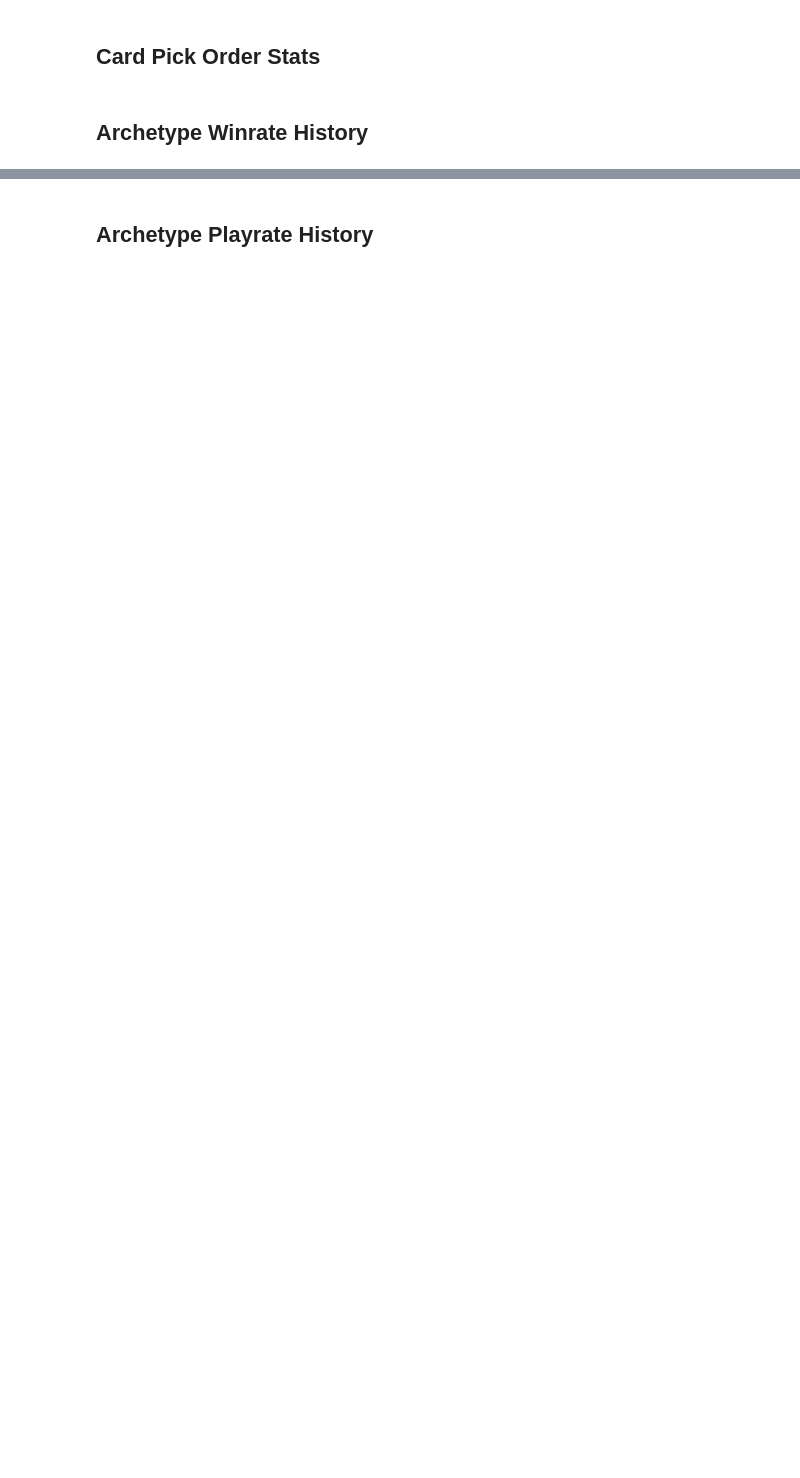
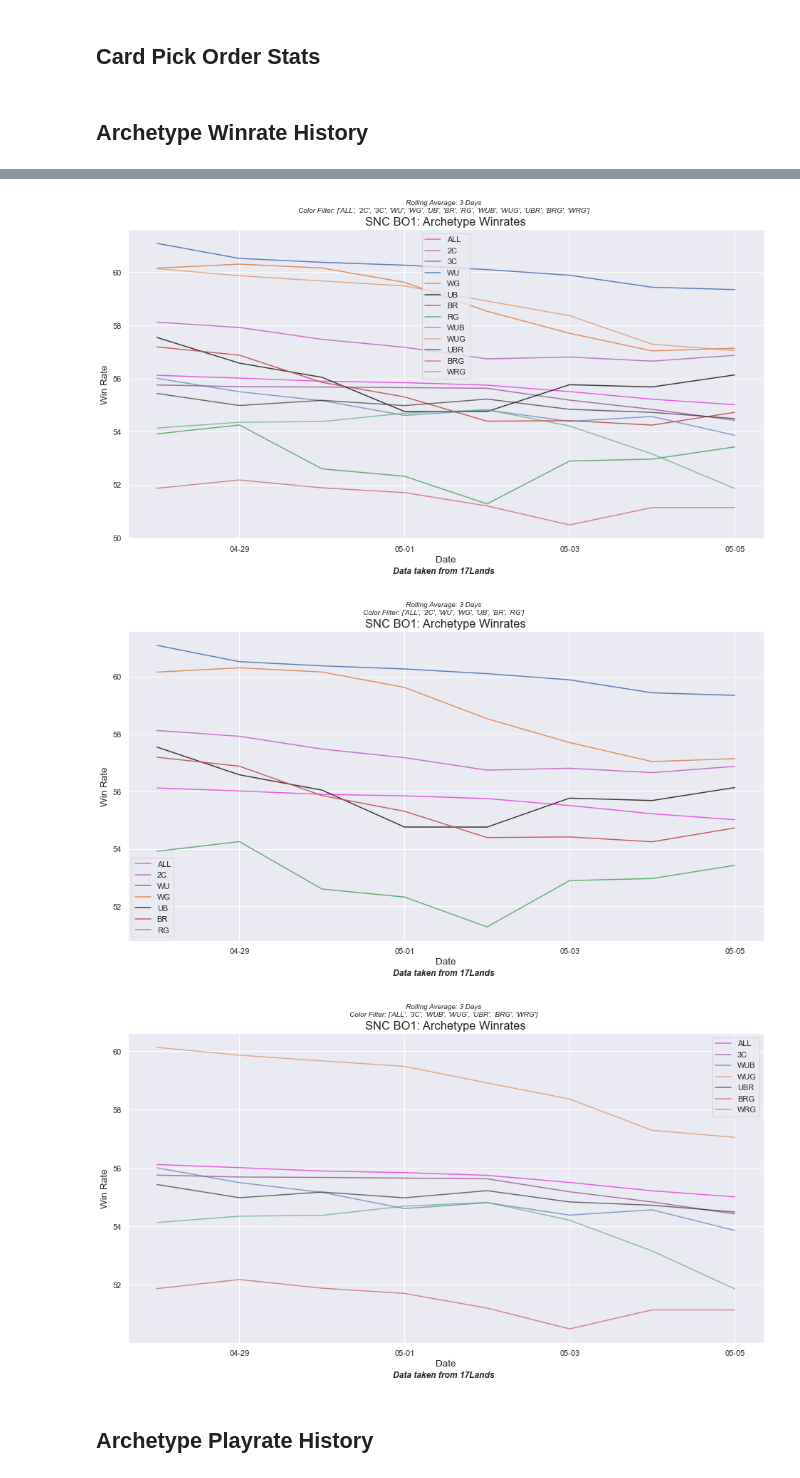
Before and after one commit to ZacharyMN709/DraftMetaReporter, a Jupyter notebook: Scratch.ipynb, the cells around one changed output, grey strips where cells are left out. Cells and saved outputs as stored; diff of their text form; code cells hidden in the pictures; blank space fills up the shorter version.

```diff
--- a/Scratch.ipynb
+++ b/Scratch.ipynb
@@ -114,17 +111,17 @@ class FramedDataFuncs:
     def get_archetype_frame(self, colors, roll=None):
         return self._ARCH_FUNCS.get_archetype_frame(colors, roll)
 
-    def get_archetype_winrate_history(self, color_filter=None, roll=None):
-        return self._ARCH_FUNCS.get_archetype_winrate_history(color_filter, roll)
+    def get_archetype_winrate_history(self, color_filter=None, roll=None, *, save=False):
+        return self._ARCH_FUNCS.get_archetype_winrate_history(color_filter, roll, save=save)
 
-    def plot_archetype_winrate_history(self, color_filter=None, roll=None):
-        return self._ARCH_FUNCS.plot_archetype_winrate_history(color_filter, roll)
+    def plot_archetype_winrate_history(self, color_filter=None, roll=None, color_dict=None, pref=''):
+        return self._ARCH_FUNCS.plot_archetype_winrate_history(color_filter, roll, color_dict, pref)
 
-    def get_archetype_playrate_history(self, color_filter=None, roll=None):
-        return self._ARCH_FUNCS.get_archetype_playrate_history(color_filter, roll)
+    def get_archetype_playrate_history(self, color_filter=None,  color_count=0, roll=None, *, save=False):
+        return self._ARCH_FUNCS.get_archetype_playrate_history(color_filter, color_count, roll, save=save)
 
-    def plot_archetype_playrate_history(self, color_filter=None, roll=None):
-        return self._ARCH_FUNCS.plot_archetype_playrate_history(color_filter, roll)
+    def plot_archetype_playrate_history(self, color_filter=None, color_count=0, roll=None, color_dict=None, pref=''):
+        return self._ARCH_FUNCS.plot_archetype_playrate_history(color_filter, color_count, roll, color_dict, pref)
 
 
     #SingleCardFuncs
@@ -186,6 +183,7 @@ class FramedDataFuncs:
             frame = frame[frame['Color'] == card_color]
 
         if play_lim is not None:
+            #TODO: Fix this.
             if type(play_lim) is float: play_lim *= self.get_games_played(deck_color)
             print(f'Minimum Games played to be included: {play_lim}')
             frame = frame[frame['# GP'] >= play_lim]
@@ -864,2 +739,10 @@ examiner.plot_archetype_winrate_history(['WU', 'WG', 'UB', 'RB', 'RG'])
+# %%
+examiner.plot_archetype_winrate_history(['ALL', '2C', '3C', 'WU', 'WG', 'UB', 'BR', 'RG', 'WUB', 'WUG', 'UBR', 'BRG', 'WRG'])
+examiner.plot_archetype_winrate_history(['ALL', '2C', 'WU', 'WG', 'UB', 'BR', 'RG'], pref='2C')
+examiner.plot_archetype_winrate_history(['ALL', '3C', 'WUB', 'WUG', 'UBR', 'BRG', 'WRG'], pref='3C')
+# %% [output]
+[figure, added]
+[figure, added]
+[figure, added]
 # %% [markdown]
 ## Archetype Playrate History
```
Also changed, not shown: parts of 36 cells of this notebook, 10 other files.
